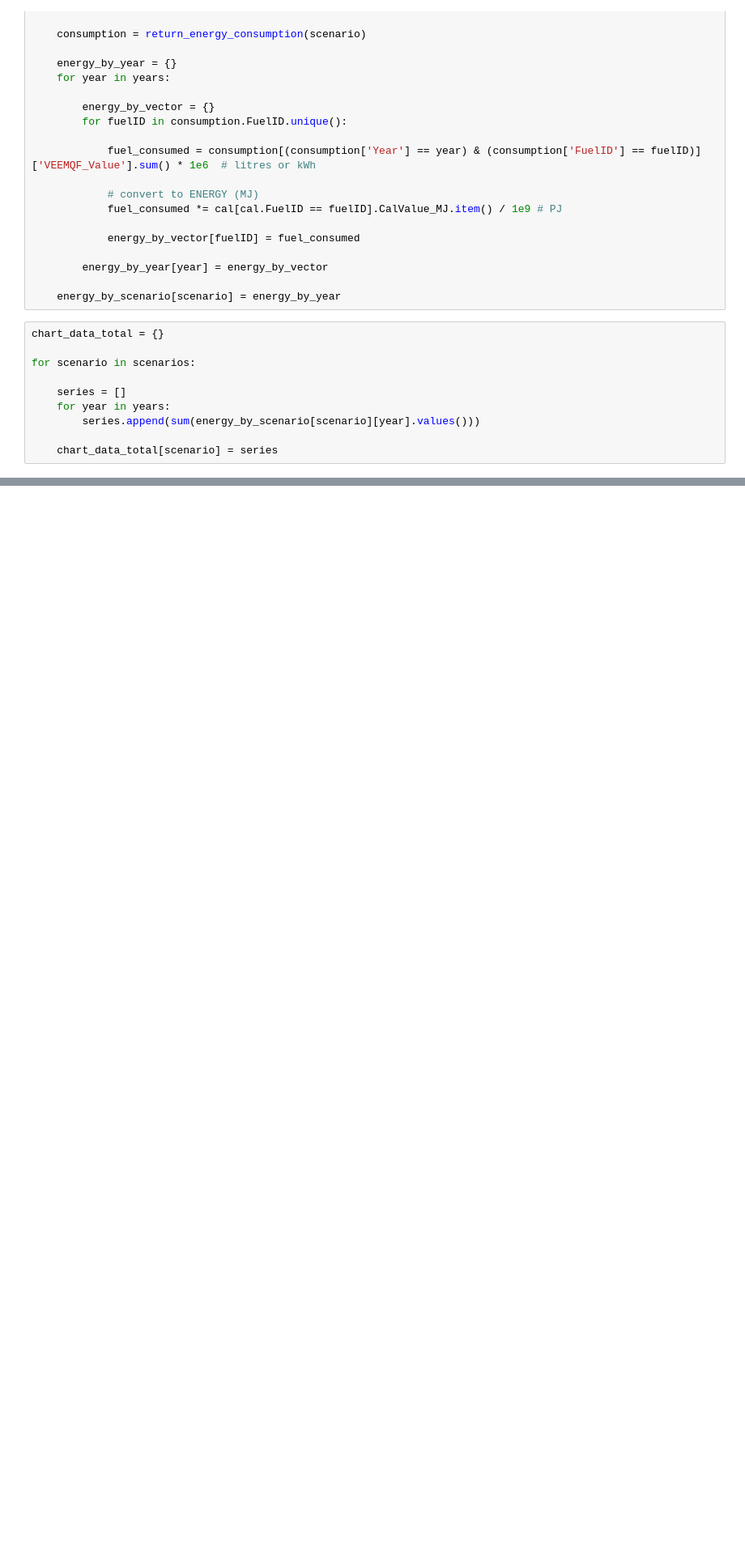
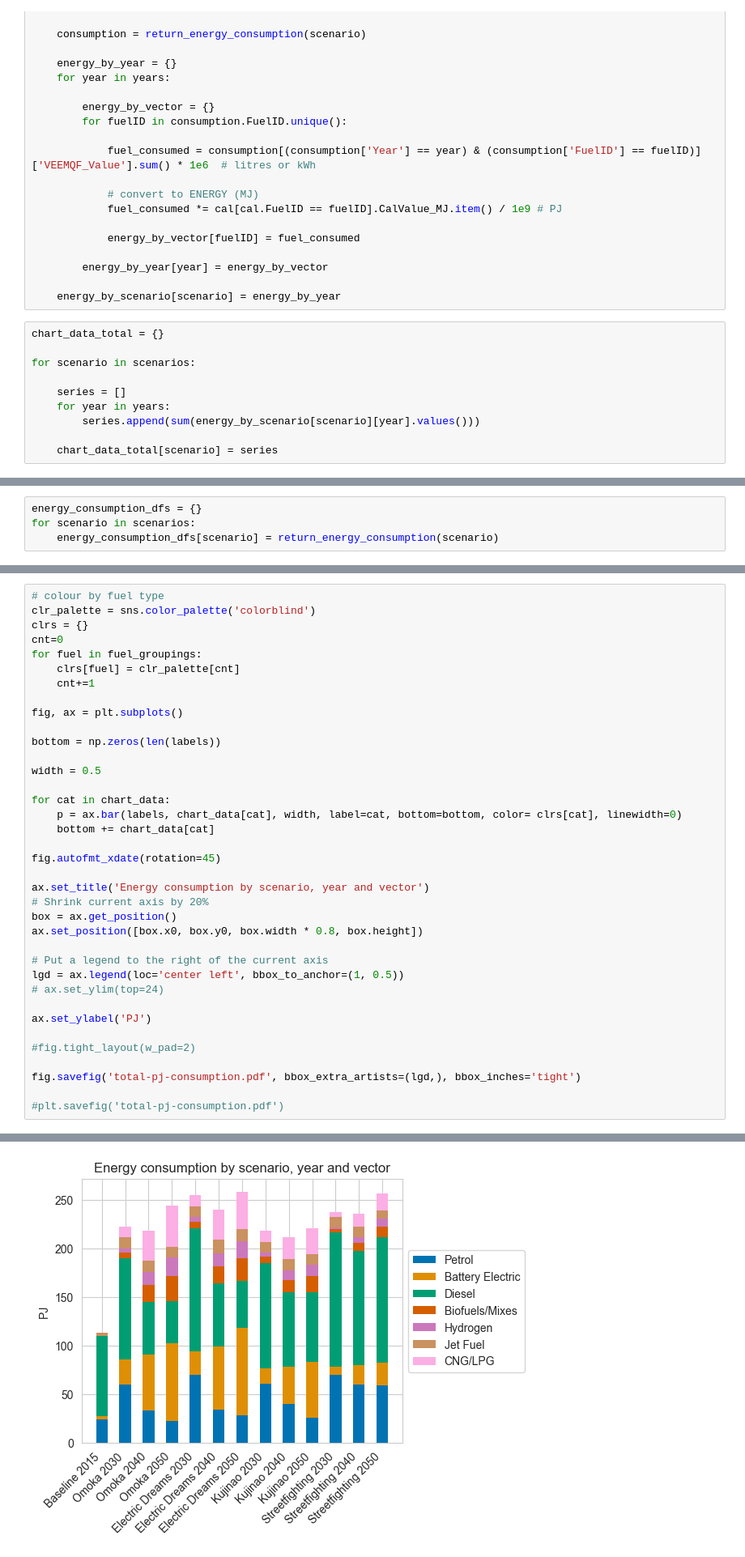
Before and after one commit to jamesjhdixon/TEAM-Kenya, a Jupyter notebook: plots/energy-consumption-by-vector.ipynb, the cells around one changed output, grey strips where cells are left out. Shown at 81% size. Saved outputs shown, nothing was run; the diff lists cells and outputs as text; blank space fills up the shorter version.

```diff
--- a/plots/energy-consumption-by-vector.ipynb
+++ b/plots/energy-consumption-by-vector.ipynb
@@ -211,0 +244,4 @@ plt.savefig('energy-consumption-by-vector-totalPJ.pdf')
+# %%
+energy_consumption_dfs = {}
+for scenario in scenarios:
+    energy_consumption_dfs[scenario] = return_energy_consumption(scenario)
@@ -233,0 +285,38 @@ energy_by_scenario
+# %%
+# colour by fuel type
+clr_palette = sns.color_palette('colorblind')
+clrs = {}
+cnt=0
+for fuel in fuel_groupings:
+    clrs[fuel] = clr_palette[cnt]
+    cnt+=1
+
+fig, ax = plt.subplots()
+
+bottom = np.zeros(len(labels))
+
+width = 0.5
+
+for cat in chart_data:
+    p = ax.bar(labels, chart_data[cat], width, label=cat, bottom=bottom, color= clrs[cat], linewidth=0)
+    bottom += chart_data[cat]
+
+fig.autofmt_xdate(rotation=45)
+
+ax.set_title('Energy consumption by scenario, year and vector')
+# Shrink current axis by 20%
+box = ax.get_position()
+ax.set_position([box.x0, box.y0, box.width * 0.8, box.height])
+
+# Put a legend to the right of the current axis
+lgd = ax.legend(loc='center left', bbox_to_anchor=(1, 0.5))
+# ax.set_ylim(top=24)
+
+ax.set_ylabel('PJ')
+
+#fig.tight_layout(w_pad=2)
+
+fig.savefig('total-pj-consumption.pdf', bbox_extra_artists=(lgd,), bbox_inches='tight')
+
+#plt.savefig('total-pj-consumption.pdf')
+# %% [output]
@@ -233,0 +324 @@ energy_by_scenario
+[figure, added]
```
Also changed, not shown: parts of 14 cells of this notebook, 33 other files.
